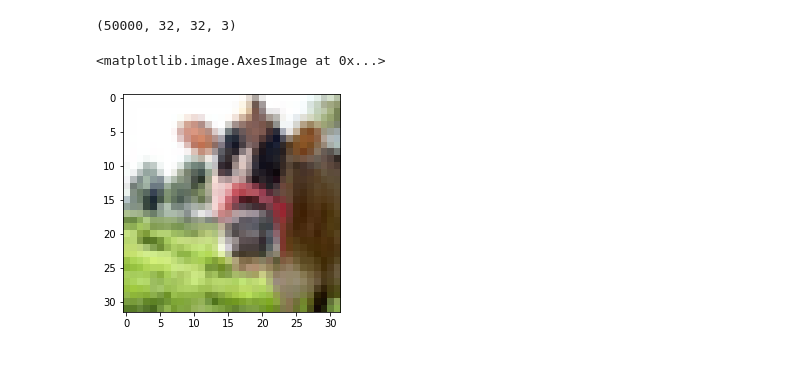
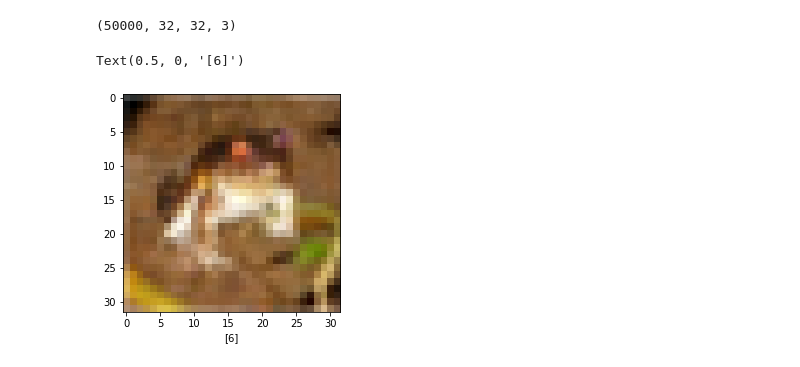
Before and after one commit to ParthMahadik/Neural-Cryptography, a Jupyter notebook: Data Proprocessing.ipynb, the cells around one changed output. Cells and saved outputs as stored; diff of their text form; code cells hidden in the pictures.

```diff
--- a/Data Proprocessing.ipynb
+++ b/Data Proprocessing.ipynb
@@ -20,2 +14,2 @@ from keras.models import Model
 # %%
-(X_train, y_train), (X_test, y_test) = cifar100.load_data(label_mode="fine")
+(X_train, y_train), (X_test, y_test) = cifar10.load_data()
@@ -25,9 +22,10 @@ X_train.shape
 (50000, 32, 32, 3)
 # %%
 plt.imshow(X_train[0])
+plt.xlabel(y_train[0])
 # %% [output]
-<matplotlib.image.AxesImage at 0x...>
+Text(0.5, 0, '[6]')
-[figure, old version]
+[figure, new version]
 # %%
 for i in range(0,50000):
     X_train[i] = cv2.cvtColor(X_train[i], cv2.COLOR_BGR2HSV)
```
Also changed, not shown: parts of 39 cells of this notebook.
